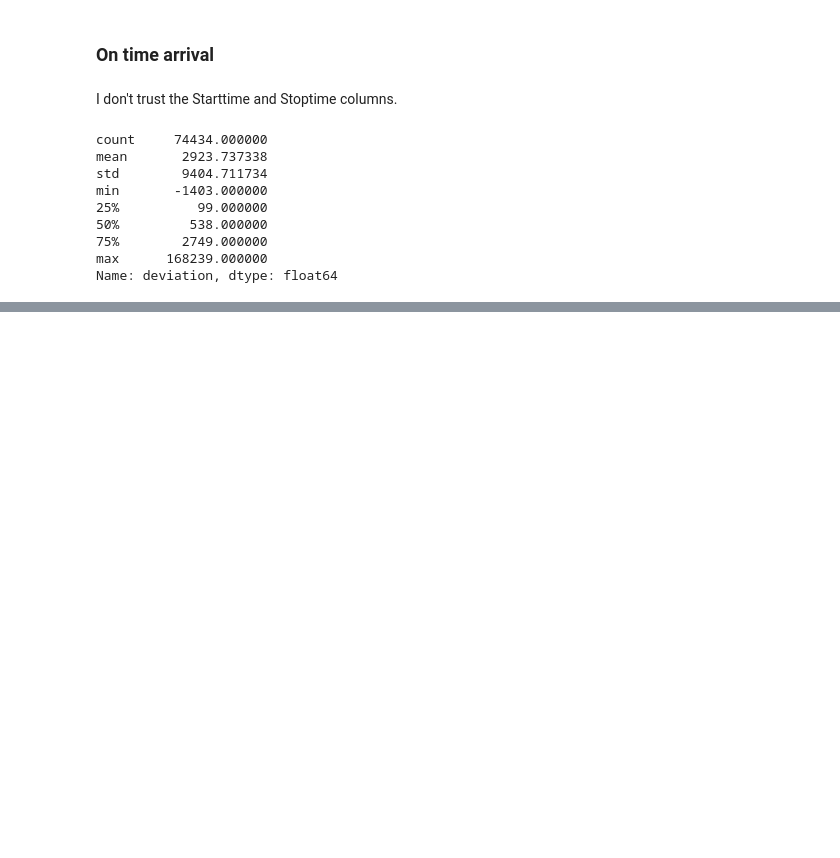
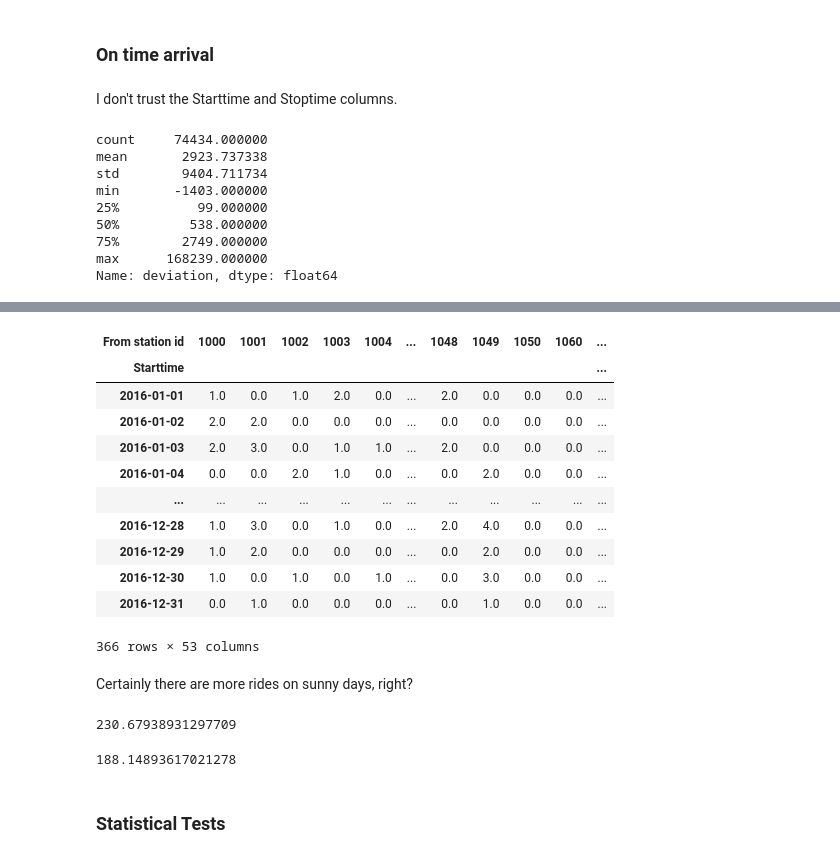
Before and after one commit to AlbertDeFusco/healthyride, a Jupyter notebook: ShowAndTell/December6.ipynb, the cells around one changed output, grey strips where cells are left out. Cells and saved outputs as stored; diff of their text form; code cells hidden in the pictures; blank space fills up the shorter version.

```diff
--- a/ShowAndTell/December6.ipynb
+++ b/ShowAndTell/December6.ipynb
@@ -581,0 +724,21 @@ fast_rides[['From station name','To station name','pct_grade','deviation']].nsma
+# %%
+daily_rides = rides2016.pivot_table(
+                index = pd.Grouper(key='Starttime', freq='D'),
+                columns = 'From station id',
+                values = 'Trip id',
+                aggfunc = 'count'
+).fillna(0.0)
+daily_rides
+# %% [output]
+| From station id | 1000 | 1001 | 1002 | 1003 | 1004 | ... | 1048 | 1049 | 1050 | 1060 | ... |
+| Starttime |  |  |  |  |  |  |  |  |  |  | ... |
+| 2016-01-01 | 1.0 | 0.0 | 1.0 | 2.0 | 0.0 | ... | 2.0 | 0.0 | 0.0 | 0.0 | ... |
+| 2016-01-02 | 2.0 | 2.0 | 0.0 | 0.0 | 0.0 | ... | 0.0 | 0.0 | 0.0 | 0.0 | ... |
+| 2016-01-03 | 2.0 | 3.0 | 0.0 | 1.0 | 1.0 | ... | 2.0 | 0.0 | 0.0 | 0.0 | ... |
+| 2016-01-04 | 0.0 | 0.0 | 2.0 | 1.0 | 0.0 | ... | 0.0 | 2.0 | 0.0 | 0.0 | ... |
+| ... | ... | ... | ... | ... | ... | ... | ... | ... | ... | ... | ... |
+| 2016-12-28 | 1.0 | 3.0 | 0.0 | 1.0 | 0.0 | ... | 2.0 | 4.0 | 0.0 | 0.0 | ... |
+| 2016-12-29 | 1.0 | 2.0 | 0.0 | 0.0 | 0.0 | ... | 0.0 | 2.0 | 0.0 | 0.0 | ... |
+| 2016-12-30 | 1.0 | 0.0 | 1.0 | 0.0 | 1.0 | ... | 0.0 | 3.0 | 0.0 | 0.0 | ... |
+| 2016-12-31 | 0.0 | 1.0 | 0.0 | 0.0 | 0.0 | ... | 0.0 | 1.0 | 0.0 | 0.0 | ... |
+366 rows × 53 columns
@@ -581,0 +748,14 @@ fast_rides[['From station name','To station name','pct_grade','deviation']].nsma
+# %% [markdown]
+Certainly there are more rides on sunny days, right?
+# %%
+all_sunny_rides = on_sunny_days.sum(axis='columns')
+all_sunny_rides.mean()
+# %% [output]
+230.67938931297709
+# %%
+all_cloudy_rides = on_cloudy_days.sum(axis='columns')
+all_cloudy_rides.mean()
+# %% [output]
+188.14893617021278
+# %% [markdown]
+### Statistical Tests
```
Also changed, not shown: parts of 33 cells of this notebook, 1 other file.
